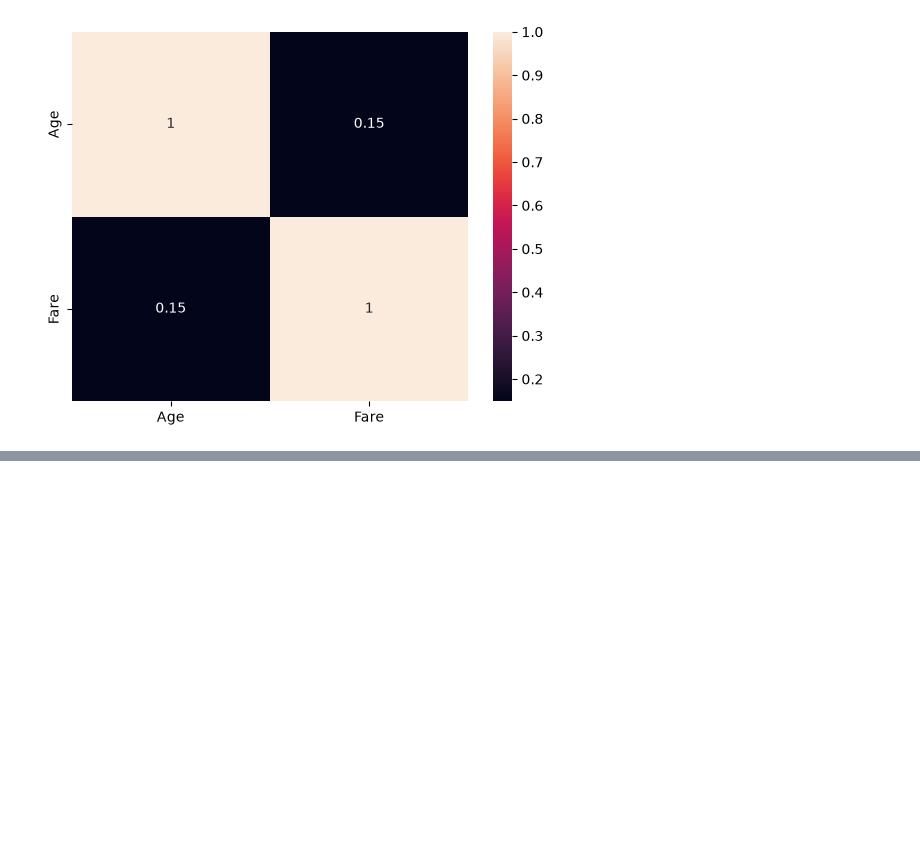
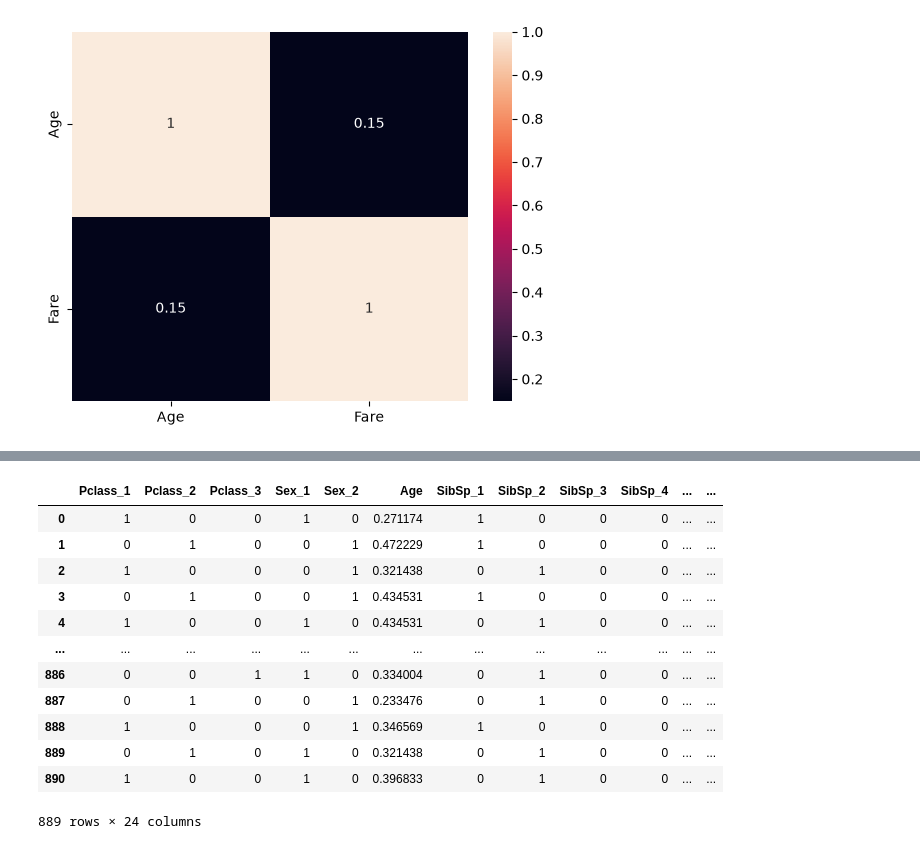
Before and after one commit to shahdamgad/CA_AIS2G-_MI, a Jupyter notebook: src/DA/workshop/preprocessing.ipynb, the cells around one changed output, grey strips where cells are left out. Drawn from its saved outputs; the diff is of its cells as text; code cells hidden in the pictures; blank space fills up the shorter version.

Commit message:
preprocessing session

```diff
--- a/src/DA/workshop/preprocessing.ipynb
+++ b/src/DA/workshop/preprocessing.ipynb
@@ -435,0 +438,3 @@ sns.heatmap (corr, annot = True)
+# %%
+x= df.drop('Survived',axis =1)
+y= df['Survived']
@@ -435,0 +473,5 @@ sns.heatmap (corr, annot = True)
+# %%
+from sklearn.preprocessing import MinMaxScaler
+scaler = MinMaxScaler()
+scaler.fit(x[num_cols])
+x[num_cols] = scaler.transform(x[num_cols])
@@ -435,0 +505,3 @@ sns.heatmap (corr, annot = True)
+# %%
+str_cols = ['Sex','Embarked']
+str_cols
@@ -435,0 +510,4 @@ sns.heatmap (corr, annot = True)
+# %%
+from category_encoders import OneHotEncoder
+encoder = OneHotEncoder(str_cols, drop_invariant=True)
+x = encoder.fit_transform(x)
@@ -435,0 +516,17 @@ sns.heatmap (corr, annot = True)
+# %%
+# it should only encode sex and embbarked but i don't know why it make this
+x
+# %% [output]
+|  | Pclass_1 | Pclass_2 | Pclass_3 | Sex_1 | Sex_2 | Age | SibSp_1 | SibSp_2 | SibSp_3 | SibSp_4 | ... | ... |
+| 0 | 1 | 0 | 0 | 1 | 0 | 0.271174 | 1 | 0 | 0 | 0 | ... | ... |
+| 1 | 0 | 1 | 0 | 0 | 1 | 0.472229 | 1 | 0 | 0 | 0 | ... | ... |
+| 2 | 1 | 0 | 0 | 0 | 1 | 0.321438 | 0 | 1 | 0 | 0 | ... | ... |
+| 3 | 0 | 1 | 0 | 0 | 1 | 0.434531 | 1 | 0 | 0 | 0 | ... | ... |
+| 4 | 1 | 0 | 0 | 1 | 0 | 0.434531 | 0 | 1 | 0 | 0 | ... | ... |
+| ... | ... | ... | ... | ... | ... | ... | ... | ... | ... | ... | ... | ... |
+| 886 | 0 | 0 | 1 | 1 | 0 | 0.334004 | 0 | 1 | 0 | 0 | ... | ... |
+| 887 | 0 | 1 | 0 | 0 | 1 | 0.233476 | 0 | 1 | 0 | 0 | ... | ... |
+| 888 | 1 | 0 | 0 | 0 | 1 | 0.346569 | 1 | 0 | 0 | 0 | ... | ... |
+| 889 | 0 | 1 | 0 | 1 | 0 | 0.321438 | 0 | 1 | 0 | 0 | ... | ... |
+| 890 | 1 | 0 | 0 | 1 | 0 | 0.396833 | 0 | 1 | 0 | 0 | ... | ... |
+889 rows × 24 columns
```
Also changed, not shown: parts of 19 cells of this notebook.
